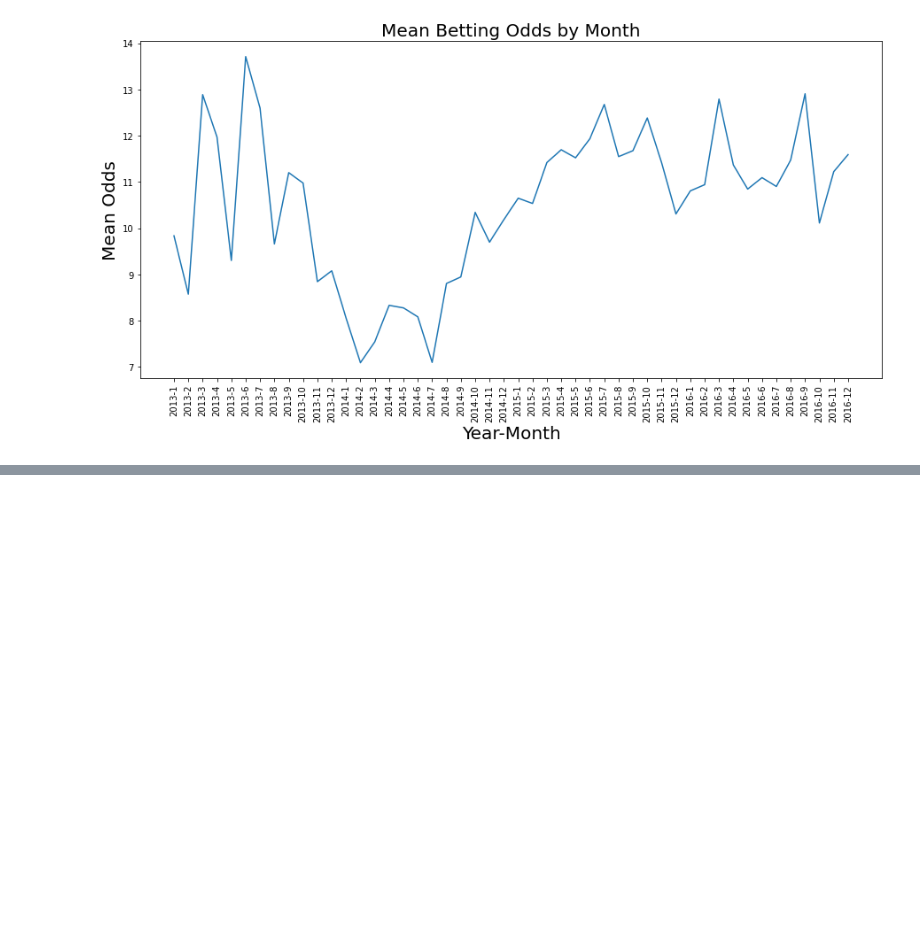
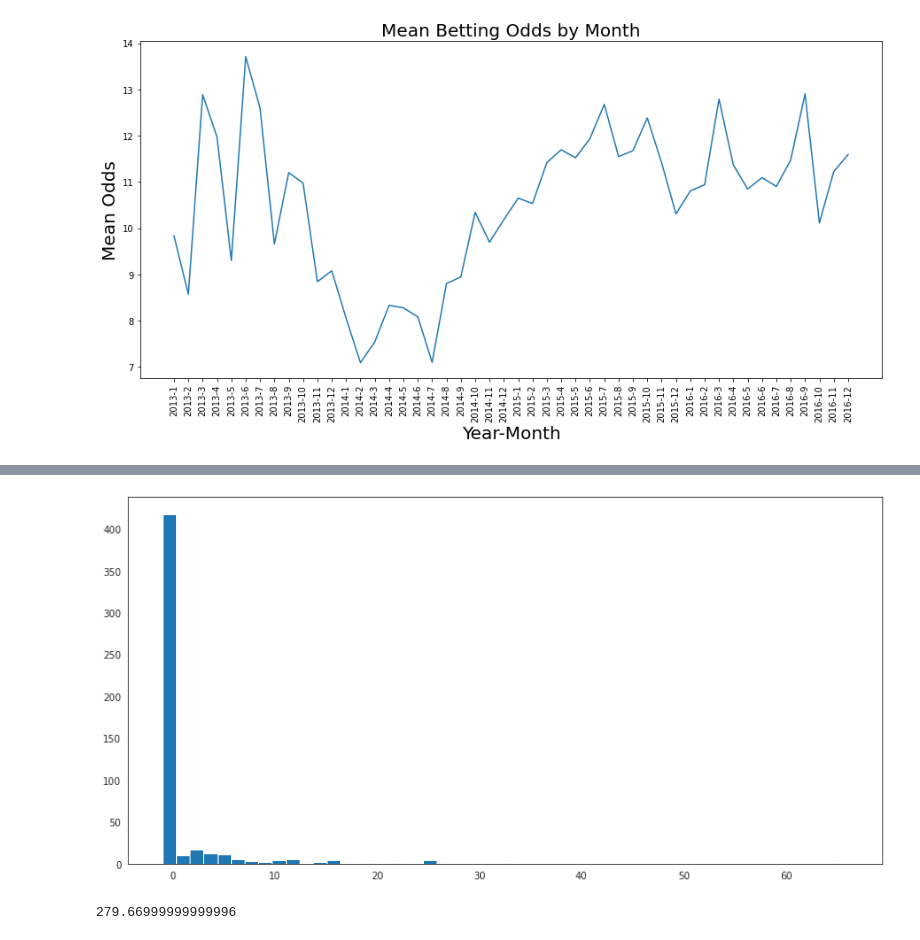
Before and after one commit to zyang0009/CapstoneHorsinAround, a Jupyter notebook: HorsingAround.ipynb, the cells around one changed output, grey strips where cells are left out. Saved outputs shown, nothing was run; the diff lists cells and outputs as text; code cells hidden in the pictures; blank space fills up the shorter version.

```diff
--- a/HorsingAround.ipynb
+++ b/HorsingAround.ipynb
@@ -271,0 +492,10 @@ plt.show();
+# %%
+tempdfB = datadf[datadf['Tipster']=='Tipster B']
+fig,ax = plt.subplots(figsize=(14,7))
+plt.hist(tempdfB['Result_cost'],bins=50);
+# %% [output]
+[figure, added]
+# %%
+tempdfB['Result_cost'].sum()
+# %% [output]
+279.66999999999996
```
Also changed, not shown: parts of 32 cells of this notebook.
